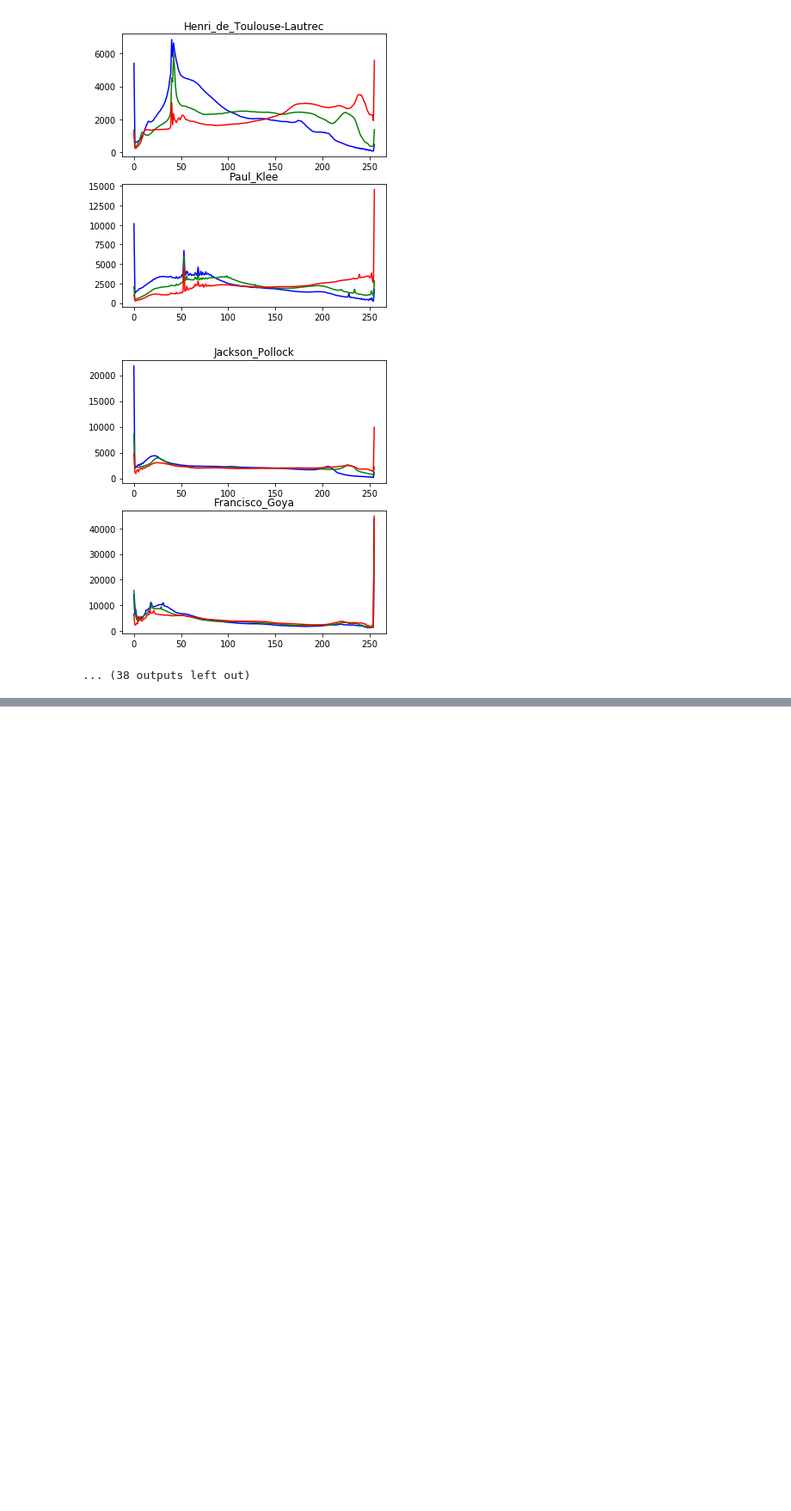
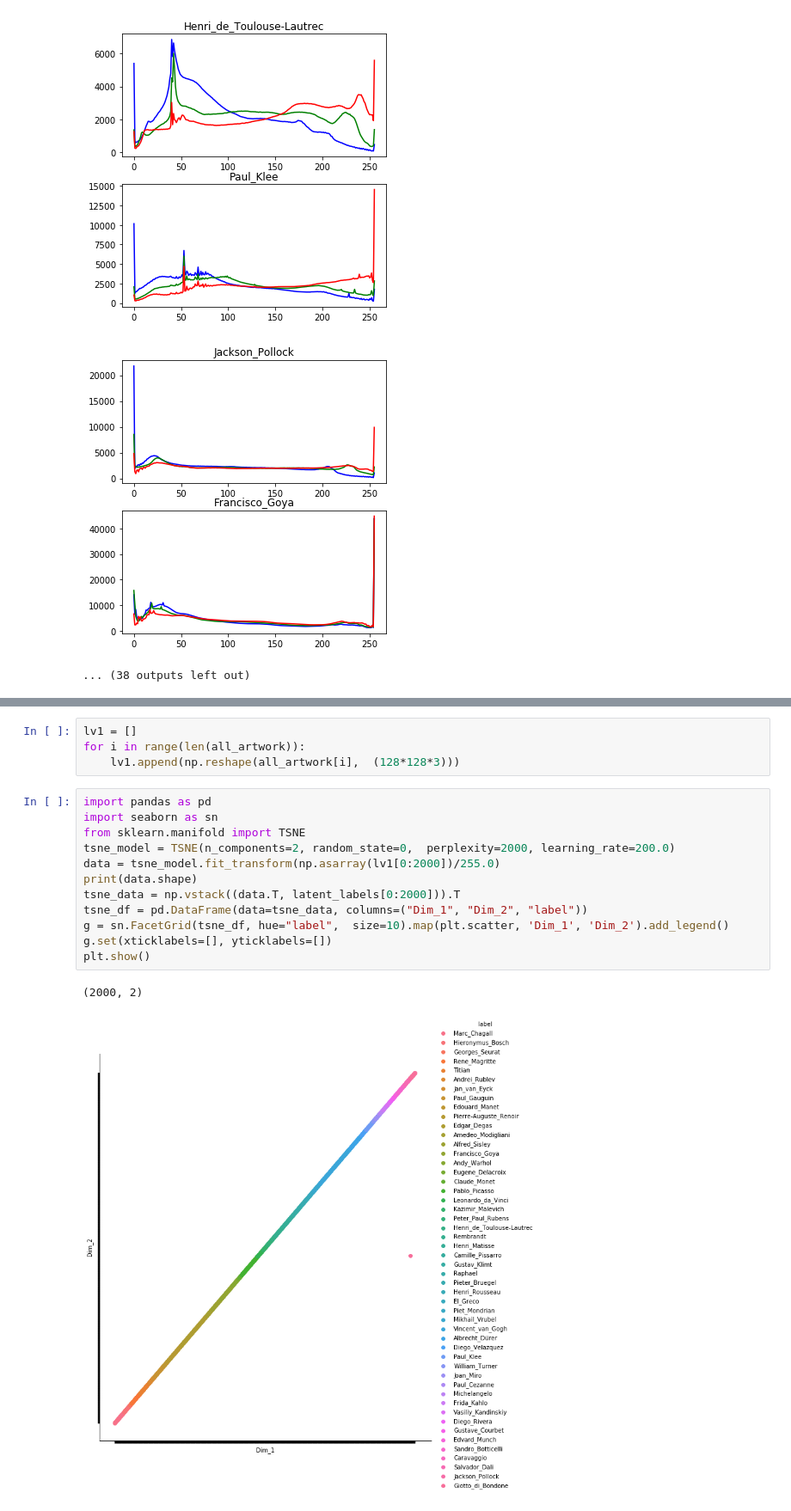
Before and after one commit to notabee/artwork_analysis, a Jupyter notebook: art_work.ipynb, the cells around one changed output, grey strips where cells are left out. Shown at 86% size. Saved outputs shown, nothing was run; the diff lists cells and outputs as text; blank space fills up the shorter version.

```diff
--- a/art_work.ipynb
+++ b/art_work.ipynb
@@ -78,0 +277,19 @@ for i in equivalent_artists:
+# %%
+lv1 = []
+for i in range(len(all_artwork)):
+    lv1.append(np.reshape(all_artwork[i],  (128*128*3)))
+# %%
+import pandas as pd
+import seaborn as sn
+from sklearn.manifold import TSNE
+tsne_model = TSNE(n_components=2, random_state=0,  perplexity=2000, learning_rate=200.0)
+data = tsne_model.fit_transform(np.asarray(lv1[0:2000])/255.0)
+print(data.shape)
+tsne_data = np.vstack((data.T, latent_labels[0:2000])).T
+tsne_df = pd.DataFrame(data=tsne_data, columns=("Dim_1", "Dim_2", "label"))
+g = sn.FacetGrid(tsne_df, hue="label",  size=10).map(plt.scatter, 'Dim_1', 'Dim_2').add_legend()
+g.set(xticklabels=[], yticklabels=[])
+plt.show()
+# %% [output]
+(2000, 2)
+[figure, added]
```
Also changed, not shown: parts of 29 cells of this notebook.
